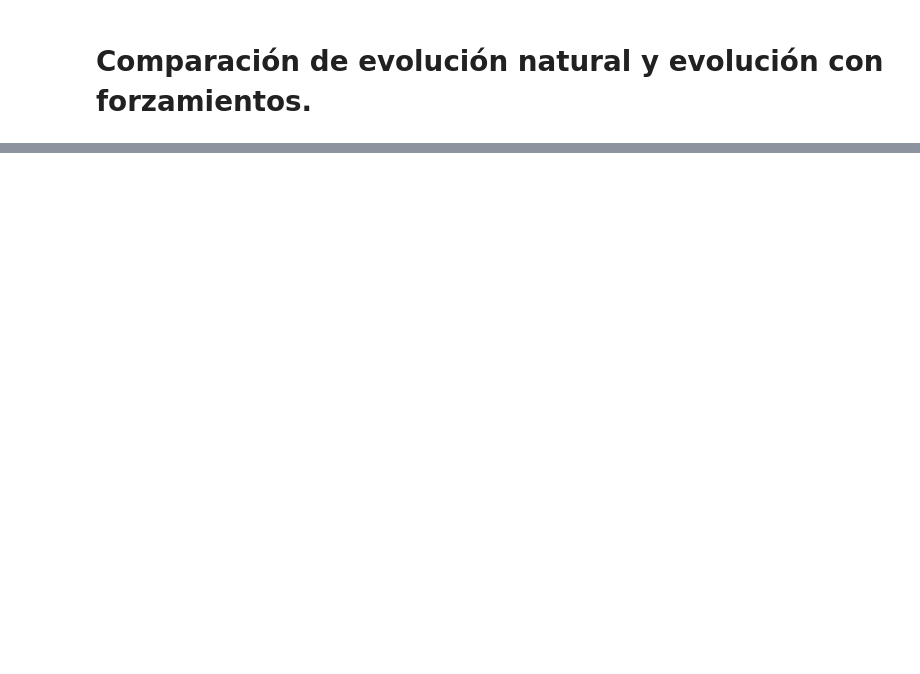
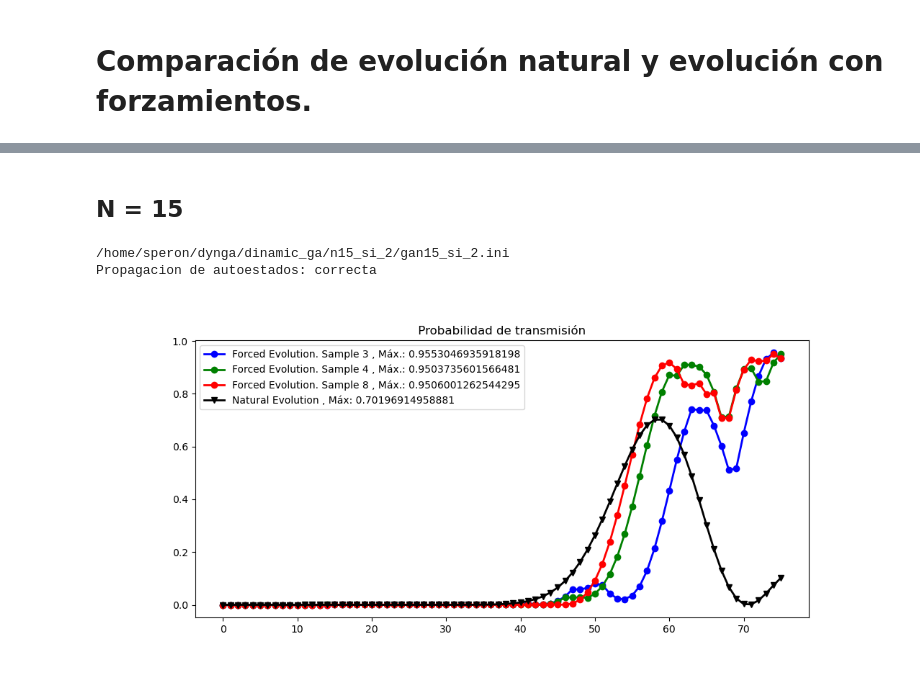
Before and after one commit to sofips/dynamic_ga, a Jupyter notebook: solution_analysis.ipynb, the cells around one changed output, grey strips where cells are left out. Cells and saved outputs as stored; diff of their text form; code cells hidden in the pictures; blank space fills up the shorter version.

```diff
--- a/solution_analysis.ipynb
+++ b/solution_analysis.ipynb
@@ -81,0 +117,11 @@ Text(0.5, 1.0, ' Probabilidad de transmisión, Máximo alcanzado: 0.935216961949
+# %% [markdown]
+## N = 15
+# %%
+directory = '/home/speron/dynga/dinamic_ga/n15_si_2'
+n = 15
+samples = [3,4,8] #np.arange(0,10,1)
+compare_evolutions(directory,n,samples)
+# %% [output]
+/home/speron/dynga/dinamic_ga/n15_si_2/gan15_si_2.ini
+Propagacion de autoestados: correcta
+[figure, added]
```
Also changed, not shown: parts of 8 cells of this notebook.
